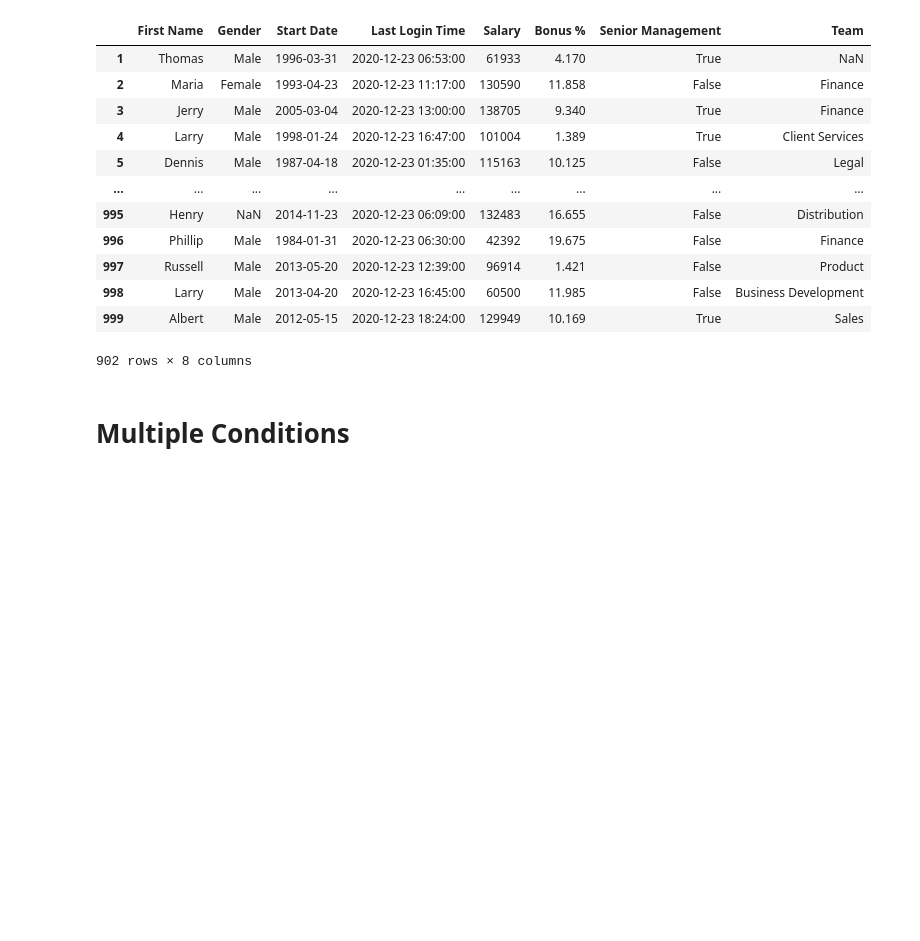
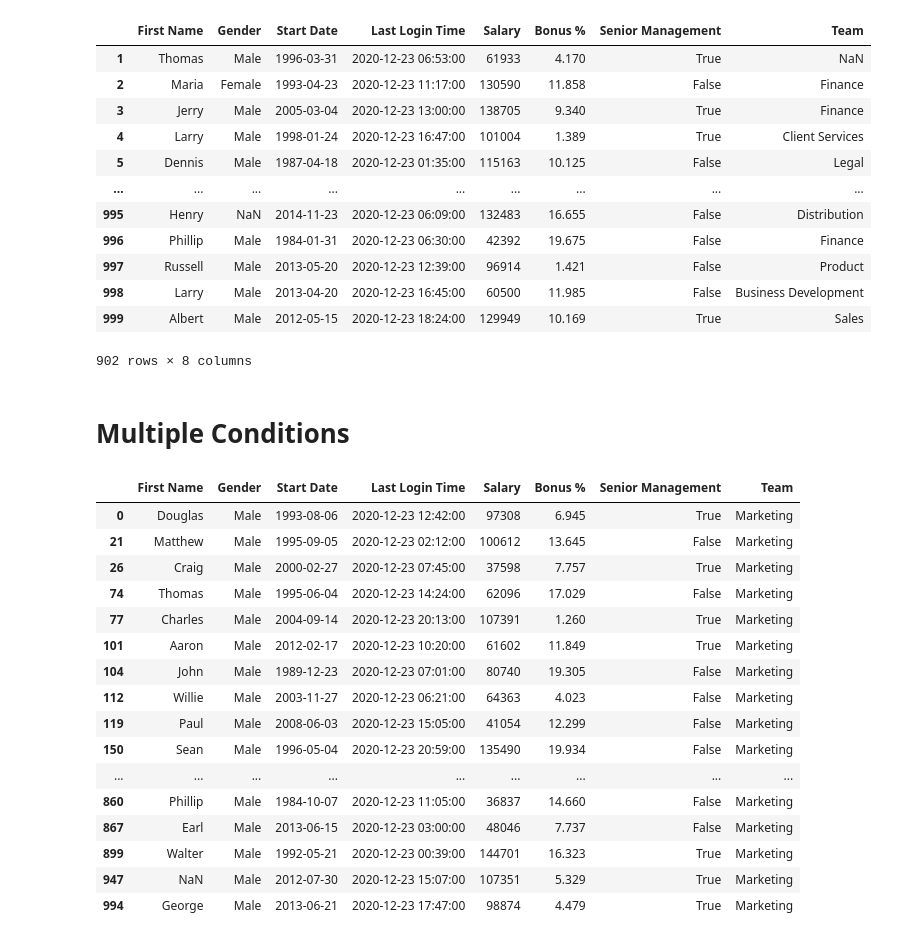
Before and after one commit to matt-c-knight/Udemy-data_analysis_pandas, a Jupyter notebook: DataFrames2.ipynb, the cells around one changed output. Saved outputs shown, nothing was run; the diff lists cells and outputs as text; code cells hidden in the pictures; blank space fills up the shorter version.

```diff
--- a/DataFrames2.ipynb
+++ b/DataFrames2.ipynb
@@ -229,3 +229,23 @@ df[df.Team != 'Marketing']
 902 rows × 8 columns
 # %% [markdown]
 # Multiple Conditions
+# %%
+df[(df.Gender == 'Male') & (df.Team == 'Marketing')]
+# %% [output]
+|  | First Name | Gender | Start Date | Last Login Time | Salary | Bonus % | Senior Management | Team |
+| 0 | Douglas | Male | 1993-08-06 | 2020-12-23 12:42:00 | 97308 | 6.945 | True | Marketing |
+| 21 | Matthew | Male | 1995-09-05 | 2020-12-23 02:12:00 | 100612 | 13.645 | False | Marketing |
+| 26 | Craig | Male | 2000-02-27 | 2020-12-23 07:45:00 | 37598 | 7.757 | True | Marketing |
+| 74 | Thomas | Male | 1995-06-04 | 2020-12-23 14:24:00 | 62096 | 17.029 | False | Marketing |
+| 77 | Charles | Male | 2004-09-14 | 2020-12-23 20:13:00 | 107391 | 1.260 | True | Marketing |
+| 101 | Aaron | Male | 2012-02-17 | 2020-12-23 10:20:00 | 61602 | 11.849 | True | Marketing |
+| 104 | John | Male | 1989-12-23 | 2020-12-23 07:01:00 | 80740 | 19.305 | False | Marketing |
+| 112 | Willie | Male | 2003-11-27 | 2020-12-23 06:21:00 | 64363 | 4.023 | False | Marketing |
+| 119 | Paul | Male | 2008-06-03 | 2020-12-23 15:05:00 | 41054 | 12.299 | False | Marketing |
+| 150 | Sean | Male | 1996-05-04 | 2020-12-23 20:59:00 | 135490 | 19.934 | False | Marketing |
+| ... | ... | ... | ... | ... | ... | ... | ... | ... |
+| 860 | Phillip | Male | 1984-10-07 | 2020-12-23 11:05:00 | 36837 | 14.660 | False | Marketing |
+| 867 | Earl | Male | 2013-06-15 | 2020-12-23 03:00:00 | 48046 | 7.737 | False | Marketing |
+| 899 | Walter | Male | 1992-05-21 | 2020-12-23 00:39:00 | 144701 | 16.323 | True | Marketing |
+| 947 | NaN | Male | 2012-07-30 | 2020-12-23 15:07:00 | 107351 | 5.329 | True | Marketing |
+| 994 | George | Male | 2013-06-21 | 2020-12-23 17:47:00 | 98874 | 4.479 | True | Marketing |
```
Also changed, not shown: parts of 7 cells of this notebook.
